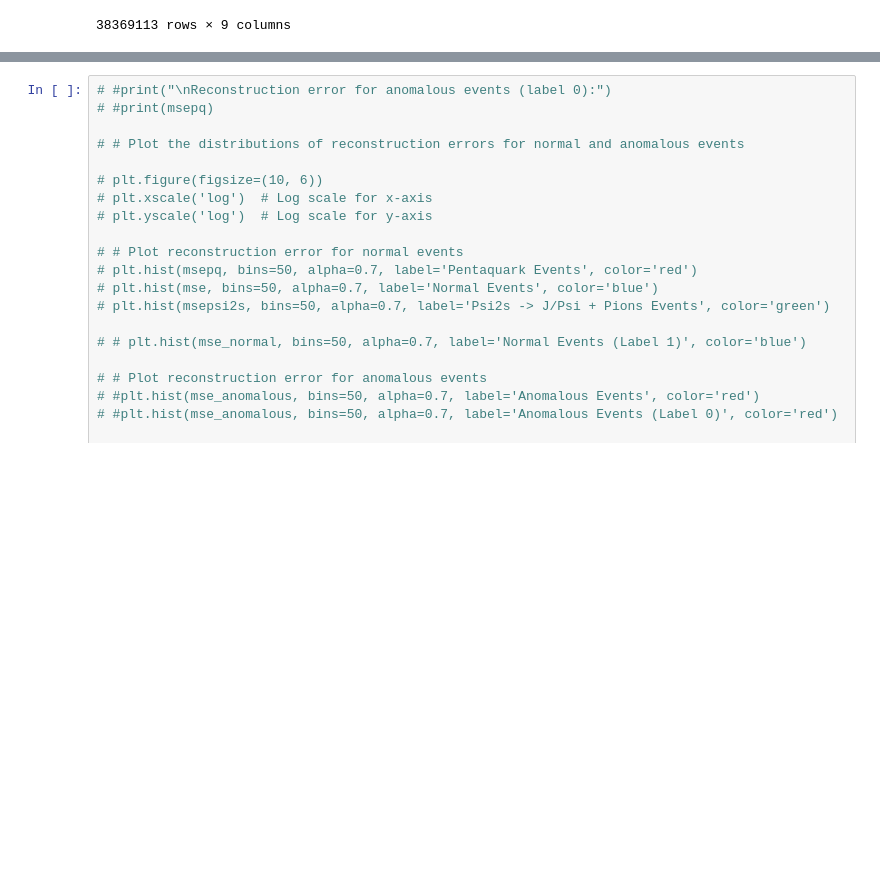
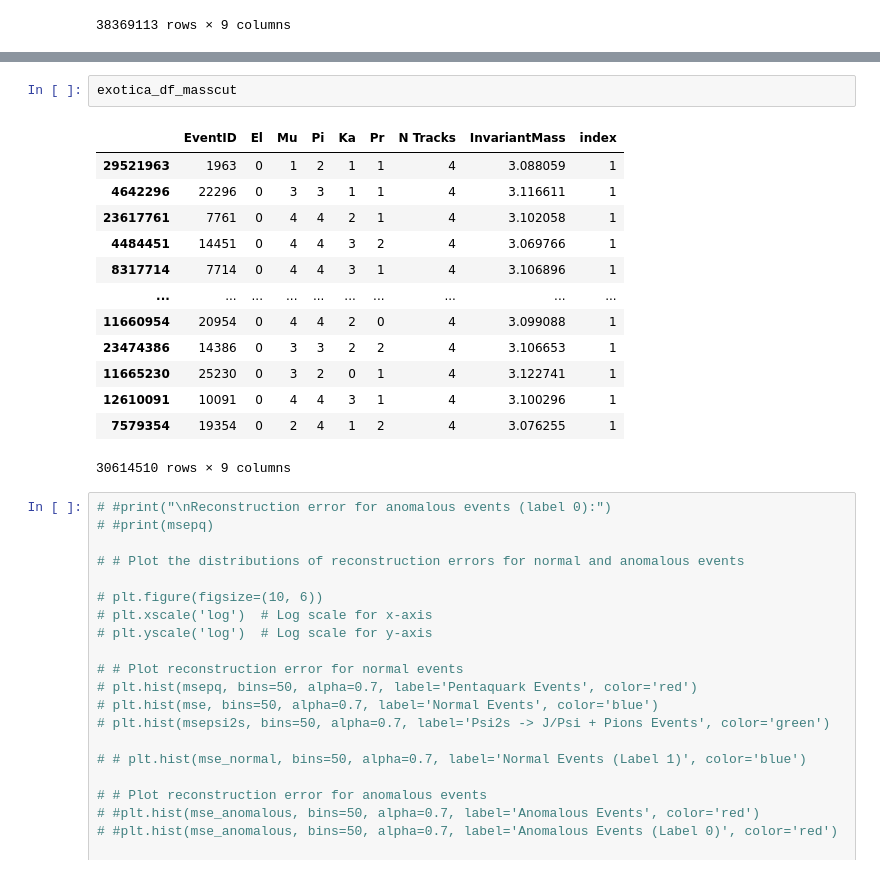
Before and after one commit to brianna5380/Anomalous-Particle-Detection, a Jupyter notebook: final_autoencoder1.ipynb, the cells around one changed output, grey strips where cells are left out. Drawn from its saved outputs; the diff is of its cells as text; blank space fills up the shorter version.

```diff
--- a/final_autoencoder1.ipynb
+++ b/final_autoencoder1.ipynb
@@ -322,3 +341,19 @@ alice_exotica_masses = df_high_mse_exotica['InvariantMass'].values
+# %%
+exotica_df_masscut
+# %% [output]
+|  | EventID | El | Mu | Pi | Ka | Pr | N Tracks | InvariantMass | index |
+| 29521963 | 1963 | 0 | 1 | 2 | 1 | 1 | 4 | 3.088059 | 1 |
+| 4642296 | 22296 | 0 | 3 | 3 | 1 | 1 | 4 | 3.116611 | 1 |
+| 23617761 | 7761 | 0 | 4 | 4 | 2 | 1 | 4 | 3.102058 | 1 |
+| 4484451 | 14451 | 0 | 4 | 4 | 3 | 2 | 4 | 3.069766 | 1 |
+| 8317714 | 7714 | 0 | 4 | 4 | 3 | 1 | 4 | 3.106896 | 1 |
+| ... | ... | ... | ... | ... | ... | ... | ... | ... | ... |
+| 11660954 | 20954 | 0 | 4 | 4 | 2 | 0 | 4 | 3.099088 | 1 |
+| 23474386 | 14386 | 0 | 3 | 3 | 2 | 2 | 4 | 3.106653 | 1 |
+| 11665230 | 25230 | 0 | 3 | 2 | 0 | 1 | 4 | 3.122741 | 1 |
+| 12610091 | 10091 | 0 | 4 | 4 | 3 | 1 | 4 | 3.100296 | 1 |
+| 7579354 | 19354 | 0 | 2 | 4 | 1 | 2 | 4 | 3.076255 | 1 |
+30614510 rows × 9 columns
 # %%
 # #print("\nReconstruction error for anomalous events (label 0):")
 # #print(msepq)
```
Also changed, not shown: parts of 13 cells of this notebook, 2 other files.
